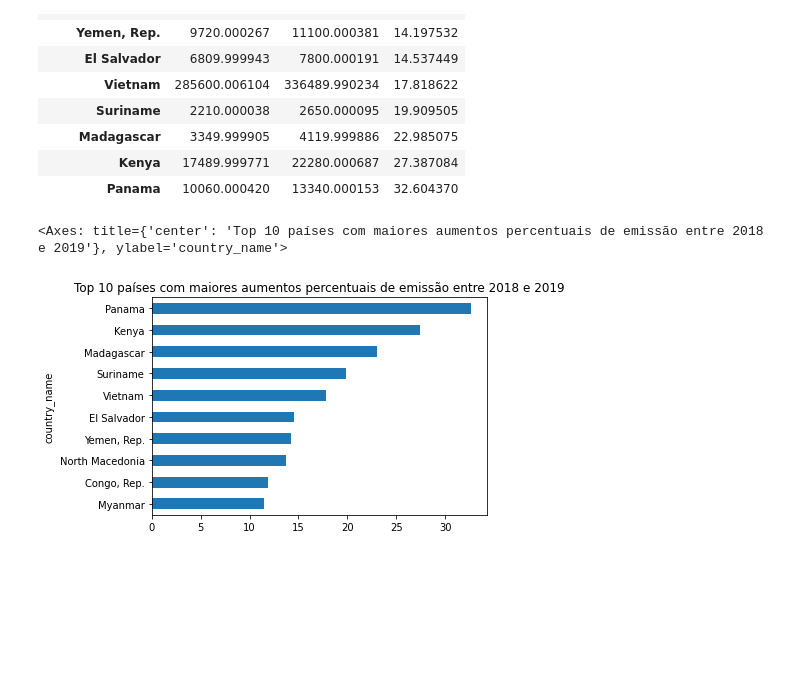
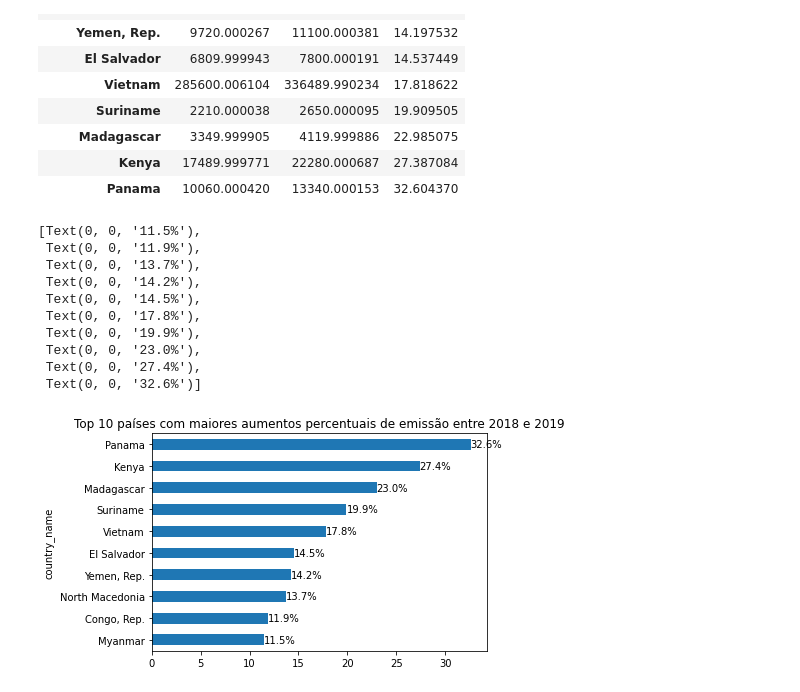
Before and after one commit to MatheusRobles/Santander_Coders_Tecnicas_de_Prog_II, a Jupyter notebook: Ex_Aula_1/Exercicios_Aula1_Estrutura_tecnicas_de_prog_II.ipynb, the cells around one changed output. Drawn from its saved outputs; the diff is of its cells as text; code cells hidden in the pictures; blank space fills up the shorter version.

```diff
--- a/Ex_Aula_1/Exercicios_Aula1_Estrutura_tecnicas_de_prog_II.ipynb
+++ b/Ex_Aula_1/Exercicios_Aula1_Estrutura_tecnicas_de_prog_II.ipynb
@@ -187,7 +187,17 @@ df_percent
 | Kenya | 17489.999771 | 22280.000687 | 27.387084 |
 | Panama | 10060.000420 | 13340.000153 | 32.604370 |
 # %%
-df_percent.head(10).percent.plot(kind = 'barh', title = "Top 10 países com maiores aumentos percentuais de emissão entre 2018 e 2019", )
+ax = df_percent.head(10).percent.plot(kind = 'barh', title = "Top 10 países com maiores aumentos percentuais de emissão entre 2018 e 2019" )
+ax.bar_label(ax.containers[0], fmt='%.1f%%')
 # %% [output]
-<Axes: title={'center': 'Top 10 países com maiores aumentos percentuais de emissão entre 2018 e 2019'}, ylabel='country_name'>
+[Text(0, 0, '11.5%'),
+ Text(0, 0, '11.9%'),
+ Text(0, 0, '13.7%'),
+ Text(0, 0, '14.2%'),
+ Text(0, 0, '14.5%'),
+ Text(0, 0, '17.8%'),
+ Text(0, 0, '19.9%'),
+ Text(0, 0, '23.0%'),
+ Text(0, 0, '27.4%'),
+ Text(0, 0, '32.6%')]
-[figure, old version]
+[figure, new version]
```
